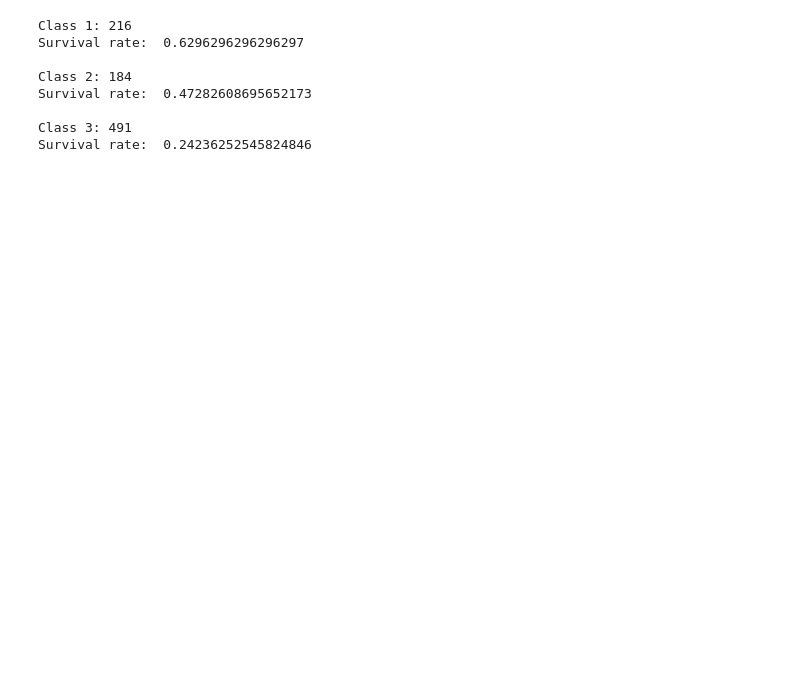
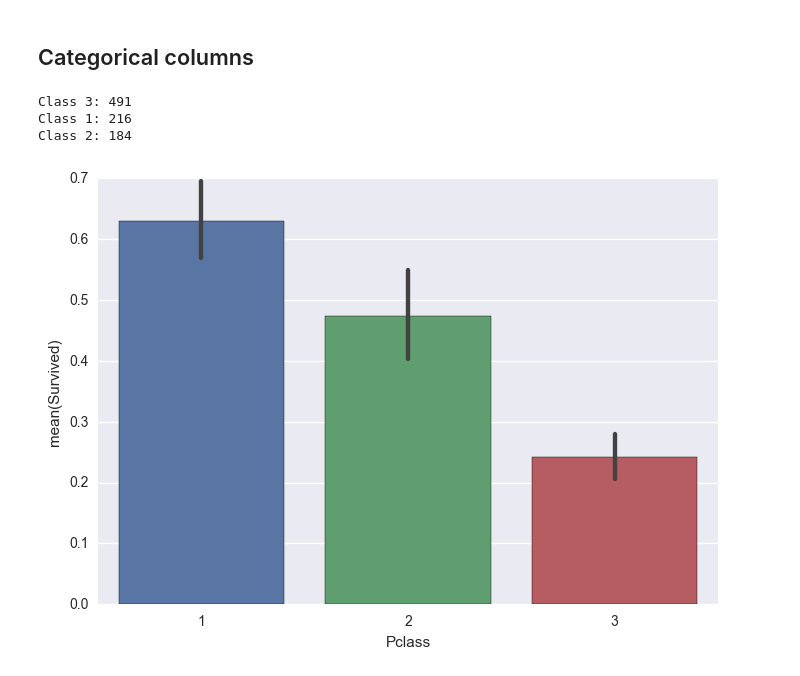
Before and after one commit to HStrand/titanic-ml, a Jupyter notebook: Data exploration.ipynb, the cells around one changed output. Saved outputs shown, nothing was run; the diff lists cells and outputs as text; code cells hidden in the pictures; blank space fills up the shorter version.

```diff
--- a/Data exploration.ipynb
+++ b/Data exploration.ipynb
@@ -16,0 +37,7 @@ def density(column):
+# %%
+def survival_rates(column):
+    print("Counts:")
+    for c in df[column].unique():
+        print("Class " + str(c) + ": " + str(sum(df[column]==c)))
+    sns.barplot(x=df[column], y=df['Survived'])
+    plt.show()
@@ -38,14 +66,9 @@ df
-# %%
-for i in range(1,4):
-    print("Class " + str(i) + ": " + str(sum(df['Pclass']==i)))
-    print("Survival rate: ", np.mean(df['Survived'][df['Pclass']==i]))
-    print()
-# %% [output]
-Class 1: 216
-Survival rate:  0.6296296296296297
-
-Class 2: 184
-Survival rate:  0.47282608695652173
-
-Class 3: 491
-Survival rate:  0.24236252545824846
+# %% [markdown]
+<h2>Categorical columns</h2>
+# %%
+survival_rates('Pclass')
+# %% [output]
+Class 3: 491
+Class 1: 216
+Class 2: 184
+[figure, added]
```
Also changed, not shown: parts of 49 cells of this notebook.
